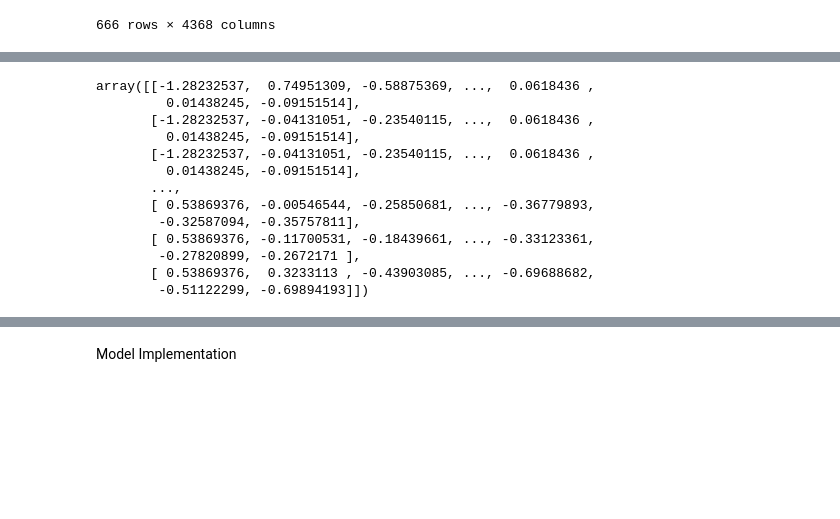
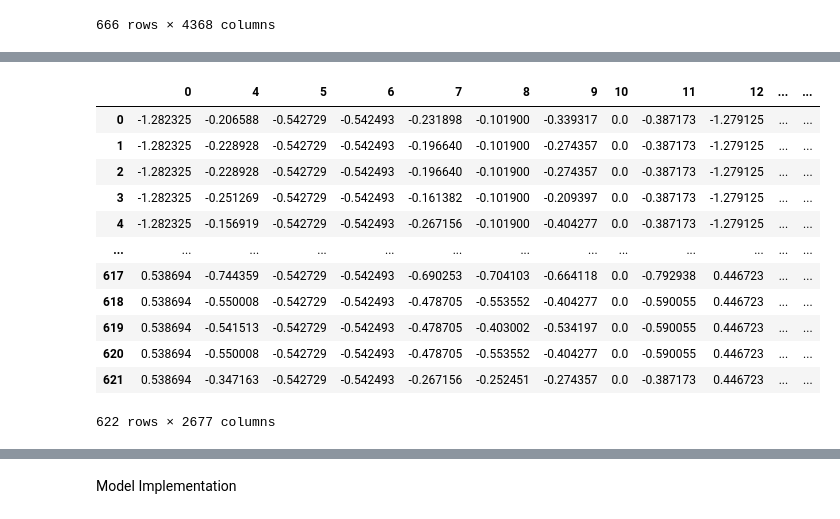
Before and after one commit to Samyzx/Sweetpred, a Jupyter notebook: Model_training.ipynb, the cells around one changed output, grey strips where cells are left out. Cells and saved outputs as stored; diff of their text form; code cells hidden in the pictures; blank space fills up the shorter version.

```diff
--- a/Model_training.ipynb
+++ b/Model_training.ipynb
@@ -335,22 +346,31 @@ from sklearn.preprocessing import StandardScaler
 
 scaler = StandardScaler()
 X = scaler.fit_transform(X)
-# %%
-X=pd.DataFrame(X)
-X.fillna(0,inplace=True)
-X=X.to_numpy()
-X
-# %% [output]
-array([[-1.28232537,  0.74951309, -0.58875369, ...,  0.0618436 ,
-         0.01438245, -0.09151514],
-       [-1.28232537, -0.04131051, -0.23540115, ...,  0.0618436 ,
-         0.01438245, -0.09151514],
-       [-1.28232537, -0.04131051, -0.23540115, ...,  0.0618436 ,
-         0.01438245, -0.09151514],
-       ...,
-       [ 0.53869376, -0.00546544, -0.25850681, ..., -0.36779893,
-        -0.32587094, -0.35757811],
-       [ 0.53869376, -0.11700531, -0.18439661, ..., -0.33123361,
-        -0.27820899, -0.2672171 ],
-       [ 0.53869376,  0.3233113 , -0.43903085, ..., -0.69688682,
-        -0.51122299, -0.69894193]])
+# %%
+X=pd.DataFrame(X)
+X.fillna(-9999999,inplace=True)
+
+X=pd.DataFrame(X)
+num_col=len(X.axes[1])-1
+to_rem=[]
+for i in range(num_col):
+    lst=X[X.iloc[:,i].name].tolist()
+    if((-9999999 in lst)):
+        to_rem.append(X.iloc[:,i].name)
+
+X.drop(to_rem, axis=1, inplace=True)
+X
+# %% [output]
+|  | 0 | 4 | 5 | 6 | 7 | 8 | 9 | 10 | 11 | 12 | ... | ... |
+| 0 | -1.282325 | -0.206588 | -0.542729 | -0.542493 | -0.231898 | -0.101900 | -0.339317 | 0.0 | -0.387173 | -1.279125 | ... | ... |
+| 1 | -1.282325 | -0.228928 | -0.542729 | -0.542493 | -0.196640 | -0.101900 | -0.274357 | 0.0 | -0.387173 | -1.279125 | ... | ... |
+| 2 | -1.282325 | -0.228928 | -0.542729 | -0.542493 | -0.196640 | -0.101900 | -0.274357 | 0.0 | -0.387173 | -1.279125 | ... | ... |
+| 3 | -1.282325 | -0.251269 | -0.542729 | -0.542493 | -0.161382 | -0.101900 | -0.209397 | 0.0 | -0.387173 | -1.279125 | ... | ... |
+| 4 | -1.282325 | -0.156919 | -0.542729 | -0.542493 | -0.267156 | -0.101900 | -0.404277 | 0.0 | -0.387173 | -1.279125 | ... | ... |
+| ... | ... | ... | ... | ... | ... | ... | ... | ... | ... | ... | ... | ... |
+| 617 | 0.538694 | -0.744359 | -0.542729 | -0.542493 | -0.690253 | -0.704103 | -0.664118 | 0.0 | -0.792938 | 0.446723 | ... | ... |
+| 618 | 0.538694 | -0.550008 | -0.542729 | -0.542493 | -0.478705 | -0.553552 | -0.404277 | 0.0 | -0.590055 | 0.446723 | ... | ... |
+| 619 | 0.538694 | -0.541513 | -0.542729 | -0.542493 | -0.478705 | -0.403002 | -0.534197 | 0.0 | -0.590055 | 0.446723 | ... | ... |
+| 620 | 0.538694 | -0.550008 | -0.542729 | -0.542493 | -0.478705 | -0.553552 | -0.404277 | 0.0 | -0.590055 | 0.446723 | ... | ... |
+| 621 | 0.538694 | -0.347163 | -0.542729 | -0.542493 | -0.267156 | -0.252451 | -0.274357 | 0.0 | -0.387173 | 0.446723 | ... | ... |
+622 rows × 2677 columns
```
Also changed, not shown: parts of 25 cells of this notebook, 1 other file.
